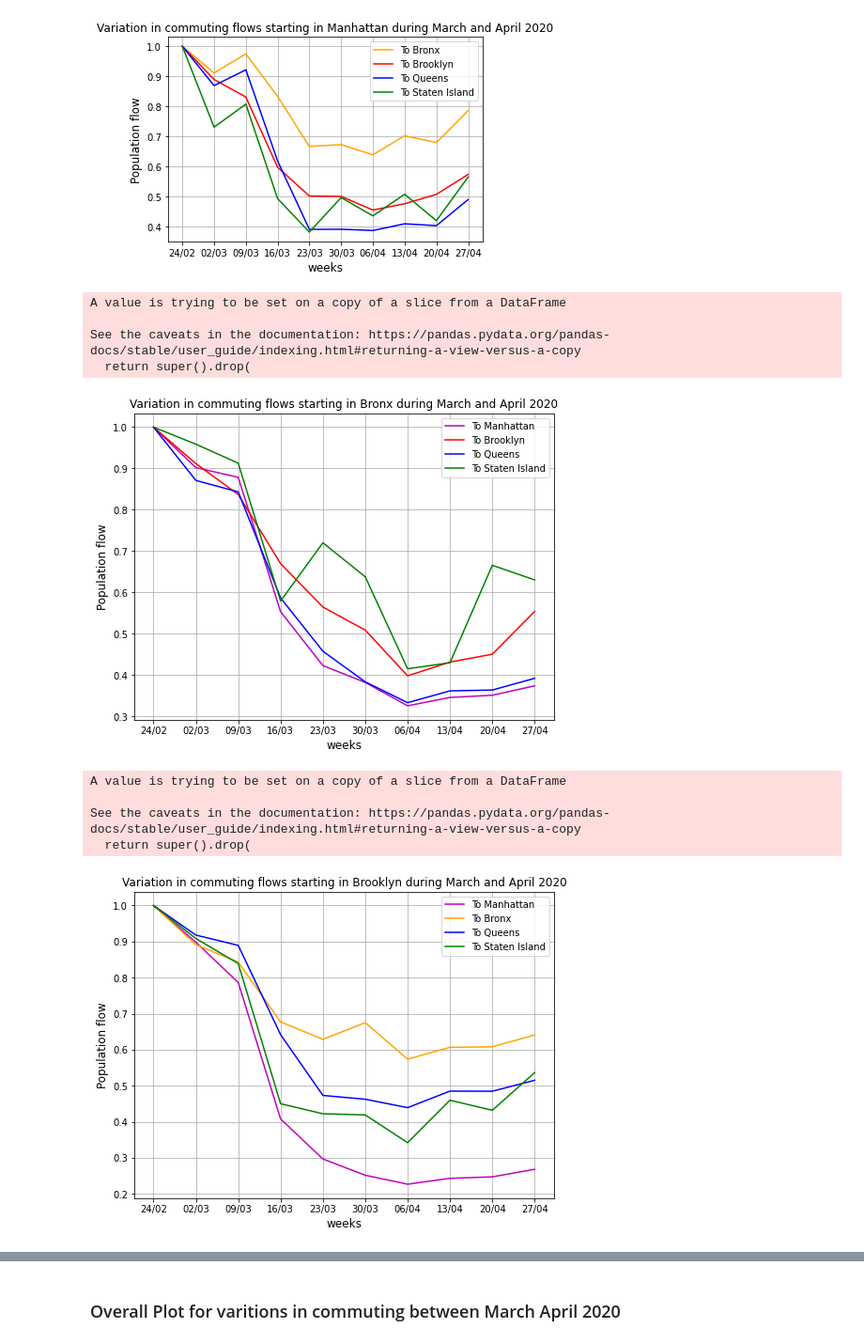
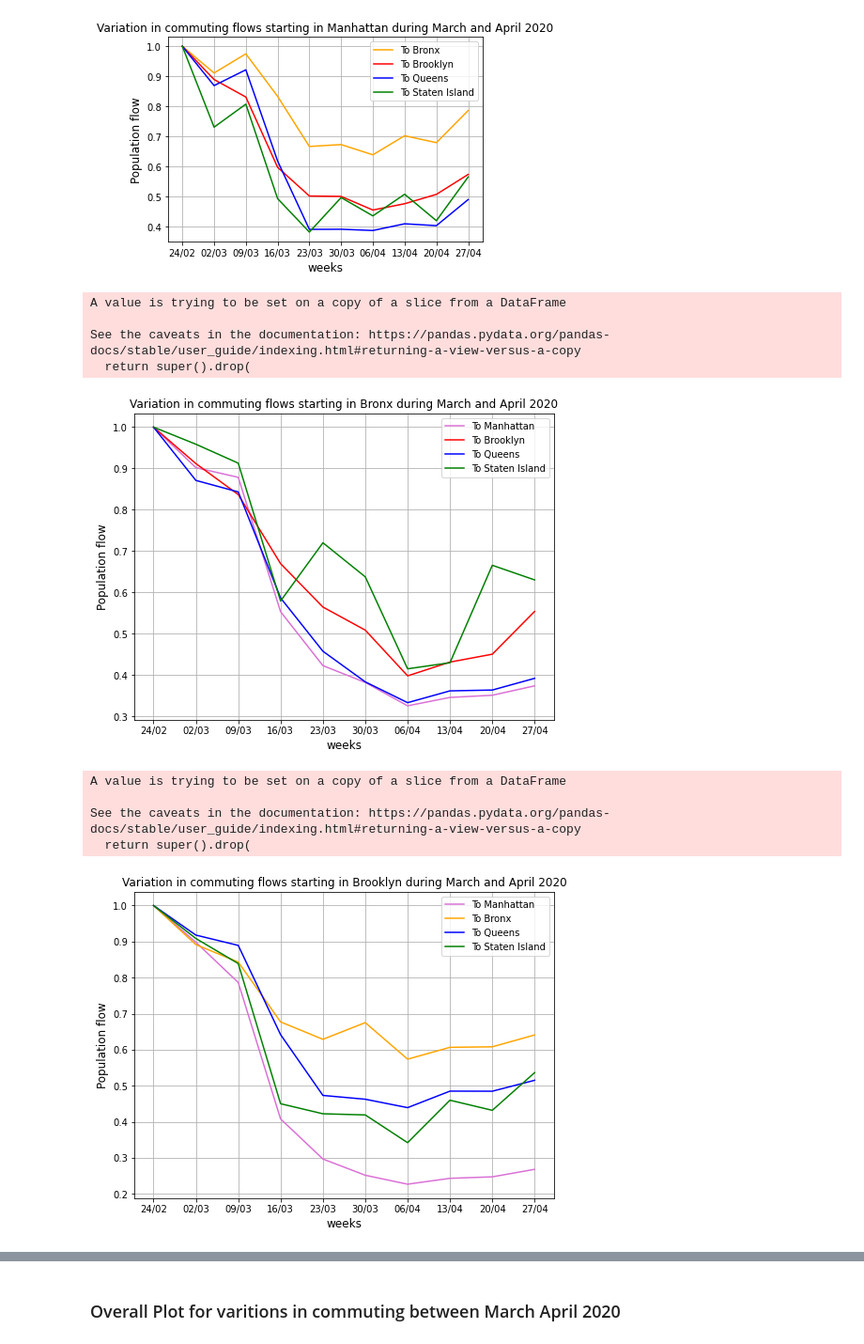
Before and after one commit to ClaudiaDeceglie/Thesis_NYC_covid19, a Jupyter notebook: Weekly_flows/Analysis_on_weekly_flows_county_NYC_march-april2020.ipynb, the cells around one changed output, grey strips where cells are left out. Shown: that part at 94% size. Saved outputs shown, nothing was run; the diff lists cells and outputs as text; code cells hidden in the pictures.

```diff
--- a/Weekly_flows/Analysis_on_weekly_flows_county_NYC_march-april2020.ipynb
+++ b/Weekly_flows/Analysis_on_weekly_flows_county_NYC_march-april2020.ipynb
@@ -96,7 +96,7 @@ plt.xlabel('weeks', fontsize=12)
 plt.ylabel('Population flow', fontsize=12)
 plt.title('Variation in commuting flows starting in Bronx during March and April 2020')
 #line0 = plt.plot(weeks,man_to_man.iloc[0], linewidth=2, color='m')
-line1b,  = plt.plot(weeks,bronx_to_man.iloc[0], color='m', label ='To Manhattan')
+line1b,  = plt.plot(weeks,bronx_to_man.iloc[0], color='orchid', label ='To Manhattan')
 line2b,  = plt.plot(weeks,bronx_to_brook.iloc[0], color='red', label='To Brooklyn')
 line3b,  = plt.plot(weeks,bronx_to_quen.iloc[0], color= 'b', label ='To Queens')
 line4b,  = plt.plot(weeks,bronx_to_staten.iloc[0], color='g', label = 'To Staten Island')
@@ -107,7 +107,7 @@ A value is trying to be set on a copy of a slice from a DataFrame
 
 See the caveats in the documentation: https://pandas.pydata.org/pandas-docs/stable/user_guide/indexing.html#returning-a-view-versus-a-copy
   return super().drop(
-[figure, old version]
+[figure, new version]
 # %%
 #dataframe for Brooklyn
 
@@ -119,35 +119,35 @@ Brook_weekly_flows = Brook_weekly_flows_nn.mul(1/brook_w1, axis=0) #normalized o
 Brook_weekly_flows.insert(0, "geoid_d", destination_id, True)
 
 brook_to_man = Brook_weekly_flows.loc[(Brook_weekly_flows['geoid_d']==36061)]
 brook_to_man.drop(columns=['geoid_d'], inplace=True)
 brook_to_bronx = Brook_weekly_flows.loc[(Brook_weekly_flows['geoid_d']==36005)]
 brook_to_bronx.drop(columns=['geoid_d'], inplace=True)
 brook_to_brook = Brook_weekly_flows.loc[(Brook_weekly_flows['geoid_d']==36047)]
 brook_to_brook.drop(columns=['geoid_d'], inplace=True)
 brook_to_quen = Brook_weekly_flows.loc[(Brook_weekly_flows['geoid_d']==36081)]
 brook_to_quen.drop(columns=['geoid_d'], inplace=True)
 brook_to_staten = Brook_weekly_flows.loc[(Brook_weekly_flows['geoid_d']==36085)]
 brook_to_staten.drop(columns=['geoid_d'], inplace=True)
 
 plt.figure(figsize=(8,6))
 plt.xticks(fontsize=10)
 plt.yticks(fontsize=10)
 plt.xlabel('weeks', fontsize=12)
 plt.ylabel('Population flow', fontsize=12)
 plt.title('Variation in commuting flows starting in Brooklyn during March and April 2020')
 #line0 = plt.plot(weeks,man_to_man.iloc[0], linewidth=2, color='m')
-line1o,  = plt.plot(weeks,brook_to_man.iloc[0], color='m', label ='To Manhattan')
+line1o,  = plt.plot(weeks,brook_to_man.iloc[0], color='orchid', label ='To Manhattan')
 line2o,  = plt.plot(weeks,brook_to_bronx.iloc[0], color='Orange', label='To Bronx')
 line3o,  = plt.plot(weeks,brook_to_quen.iloc[0], color='b', label ='To Queens')
 line4o,  = plt.plot(weeks,brook_to_staten.iloc[0], color='g', label = 'To Staten Island')
 plt.legend(handles=[line1o, line2o, line3o, line4o], loc='upper right')
 plt.grid()
 # %% [output]
 A value is trying to be set on a copy of a slice from a DataFrame
 
 See the caveats in the documentation: https://pandas.pydata.org/pandas-docs/stable/user_guide/indexing.html#returning-a-view-versus-a-copy
   return super().drop(
-[figure, old version]
+[figure, new version]
 # %%
 #dataframe for Queens
 Queen_weekly_flows_nn = county_weekly_flows.loc[(county_weekly_flows['geoid_o']==36081)] #not normalized
```
Also changed, not shown: parts of 4 cells of this notebook.
